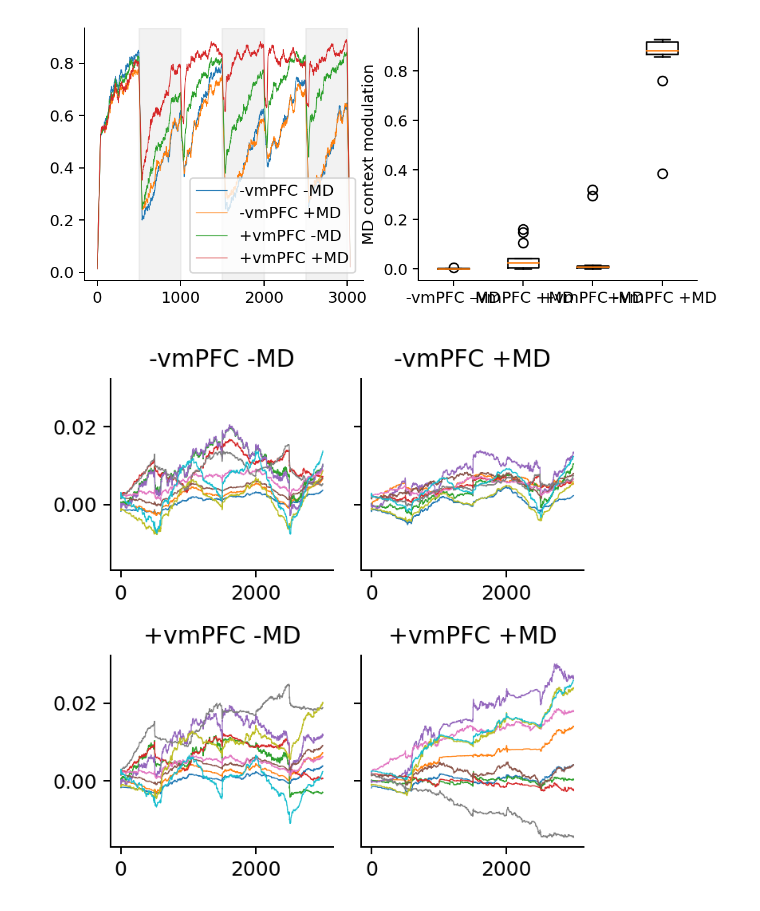
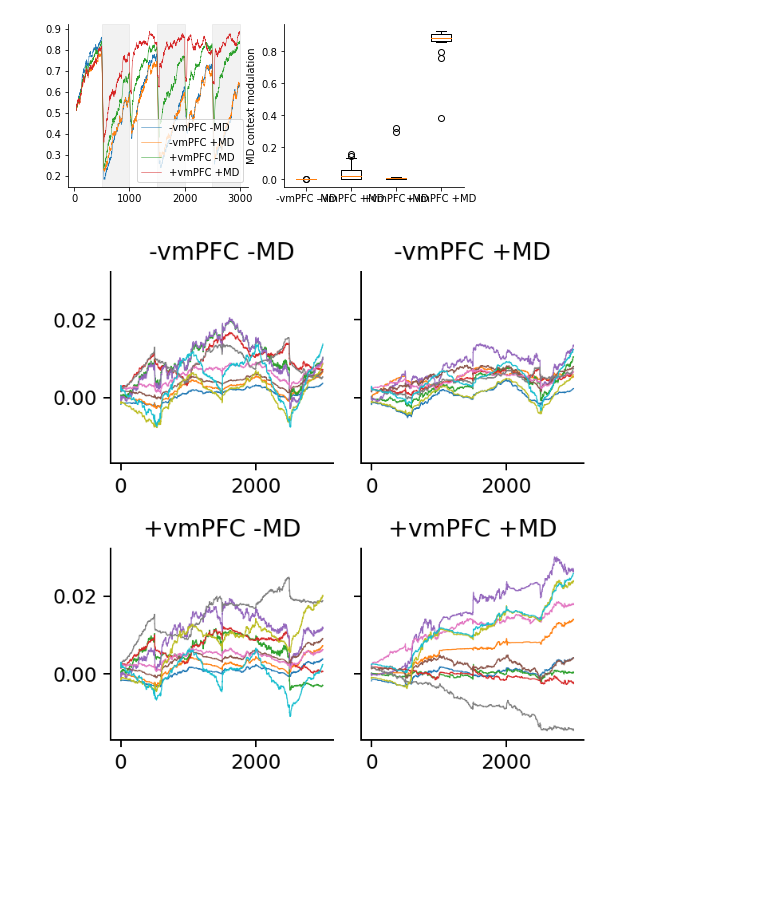
Before and after one commit to hummosa/MD-reservoir, a Jupyter notebook: analysis/vmPFC_Value_inputs_exps.ipynb, the cells around one changed output. Drawn from its saved outputs; the diff is of its cells as text; code cells hidden in the pictures; blank space fills up the shorter version.

```diff
--- a/analysis/vmPFC_Value_inputs_exps.ipynb
+++ b/analysis/vmPFC_Value_inputs_exps.ipynb
@@ -40,34 +40,36 @@ for label, regex in zip (labels, regexes):
     conf_files =   [os.path.join(results_folder+exp_name,file) for file in config_files if re.search(regex, file)]
     if len(comp_files) > 0:
         performances, mods =[], []
         for log_file, config_file in zip (comp_files, conf_files):
             log = np.load(log_file, allow_pickle=True).item()
             # if log.md_context_modulation > 0.8 :
             performances.append(log.corrects)
             mods.append(log.md_context_modulation)
         smooth_performances = [np.convolve(performance, np.ones((40,))/40, mode='full') for performance in performances]
         sp = np.stack(smooth_performances)
         spmean = np.mean(sp, axis=0)
         spstd = np.std(sp, axis=0)
         means.append(spmean)
         stds.append(spstd)
+        spmean[:40] = np.nan # remove spurious edge effects from convolving to smoothen the signal
+        spmean[-40:] = np.nan
         ax.plot(range(len(spmean)), spmean, label=label, linewidth=0.5)
         # ax.fill_between(range(len(spmean)), spmean-spstd, spmean+spstd, alpha=.4)
         md_modulations.append(mods)
 
     else:
         print(f'no files found for {label}')
 ax.legend()
 tpb= 500
 for ib in range(1, 6,2):
             ax.axvspan(tpb* ib, tpb*(ib+1), alpha=0.1, color='grey')
 ax = axes[1]
 _=ax.boxplot(md_modulations)
 ax.set_ylabel('MD context modulation')
 ax.set_xticklabels(labels)
 plt.savefig('./exports/vmPFC/perf.pdf', dpi=300)
 # %% [output]
-[figure, old version]
+[figure, new version]
 # %%
 # seeds with detailed saves 11 through 15   0 also but its md modulation is low.
 seed = 11 # 12, 13, 14 ,15
```
Also changed, not shown: parts of 1 cell of this notebook, 2 other files.
